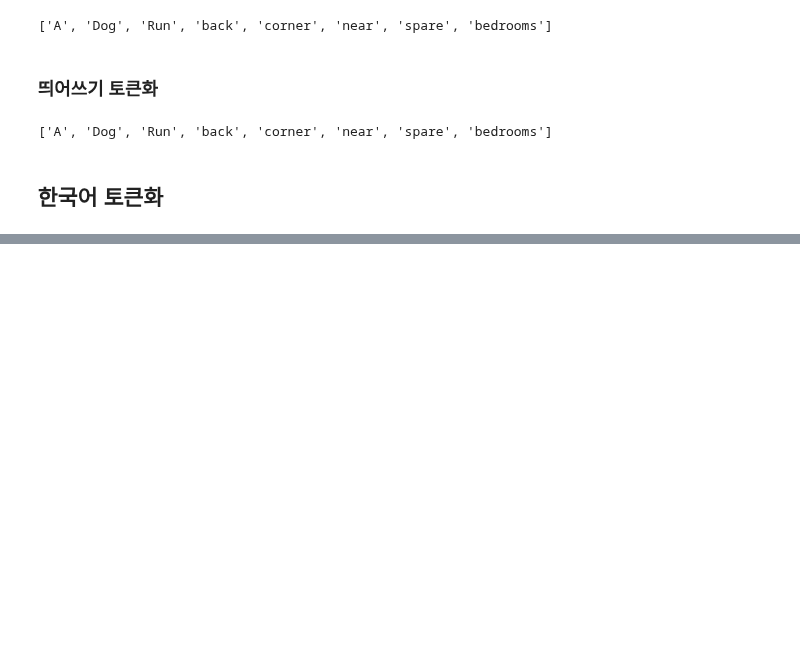
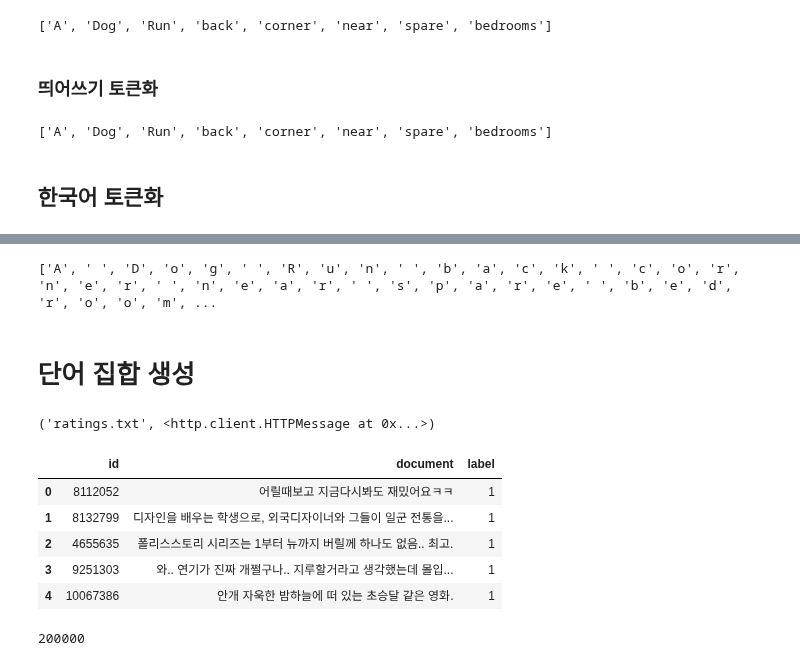
Before and after one commit to DonghaeSuh/NLP_Pytorch, a Jupyter notebook: Preprocessing/NLP_Preprocessing.ipynb, the cells around one changed output, grey strips where cells are left out. Saved outputs shown, nothing was run; the diff lists cells and outputs as text; code cells hidden in the pictures; blank space fills up the shorter version.

```diff
--- a/Preprocessing/NLP_Preprocessing.ipynb
+++ b/Preprocessing/NLP_Preprocessing.ipynb
@@ -54,0 +91,6 @@ kor_text = "사과의 놀라운 효능이라는 글을 봤어. 그래서 오늘
+# %%
+print(list(en_text))
+# %% [output]
+['A', ' ', 'D', 'o', 'g', ' ', 'R', 'u', 'n', ' ', 'b', 'a', 'c', 'k', ' ', 'c', 'o', 'r', 'n', 'e', 'r', ' ', 'n', 'e', 'a', 'r', ' ', 's', 'p', 'a', 'r', 'e', ' ', 'b', 'e', 'd', 'r', 'o', 'o', 'm', ...
+# %% [markdown]
+# 단어 집합 생성
@@ -54,0 +106,20 @@ kor_text = "사과의 놀라운 효능이라는 글을 봤어. 그래서 오늘
+# %%
+urllib.request.urlretrieve('https://raw.githubusercontent.com/e9t/nsmc/master/ratings.txt',filename='ratings.txt')
+# %% [output]
+('ratings.txt', <http.client.HTTPMessage at 0x...>)
+# %%
+# read_csv와 read_table의 차이점 : https://stackoverflow.com/questions/31362573/performance-difference-in-pandas-read-table-vs-read-csv-vs-from-csv-vs-read-e
+data=pd.read_table('ratings.txt')
+# %%
+data.head()
+# %% [output]
+|  | id | document | label |
+| 0 | 8112052 | 어릴때보고 지금다시봐도 재밌어요ㅋㅋ | 1 |
+| 1 | 8132799 | 디자인을 배우는 학생으로, 외국디자이너와 그들이 일군 전통을... | 1 |
+| 2 | 4655635 | 폴리스스토리 시리즈는 1부터 뉴까지 버릴께 하나도 없음.. 최고. | 1 |
+| 3 | 9251303 | 와.. 연기가 진짜 개쩔구나.. 지루할거라고 생각했는데 몰입... | 1 |
+| 4 | 10067386 | 안개 자욱한 밤하늘에 떠 있는 초승달 같은 영화. | 1 |
+# %%
+print(len(data))
+# %% [output]
+200000
```
Also changed, not shown: parts of 18 cells of this notebook.
